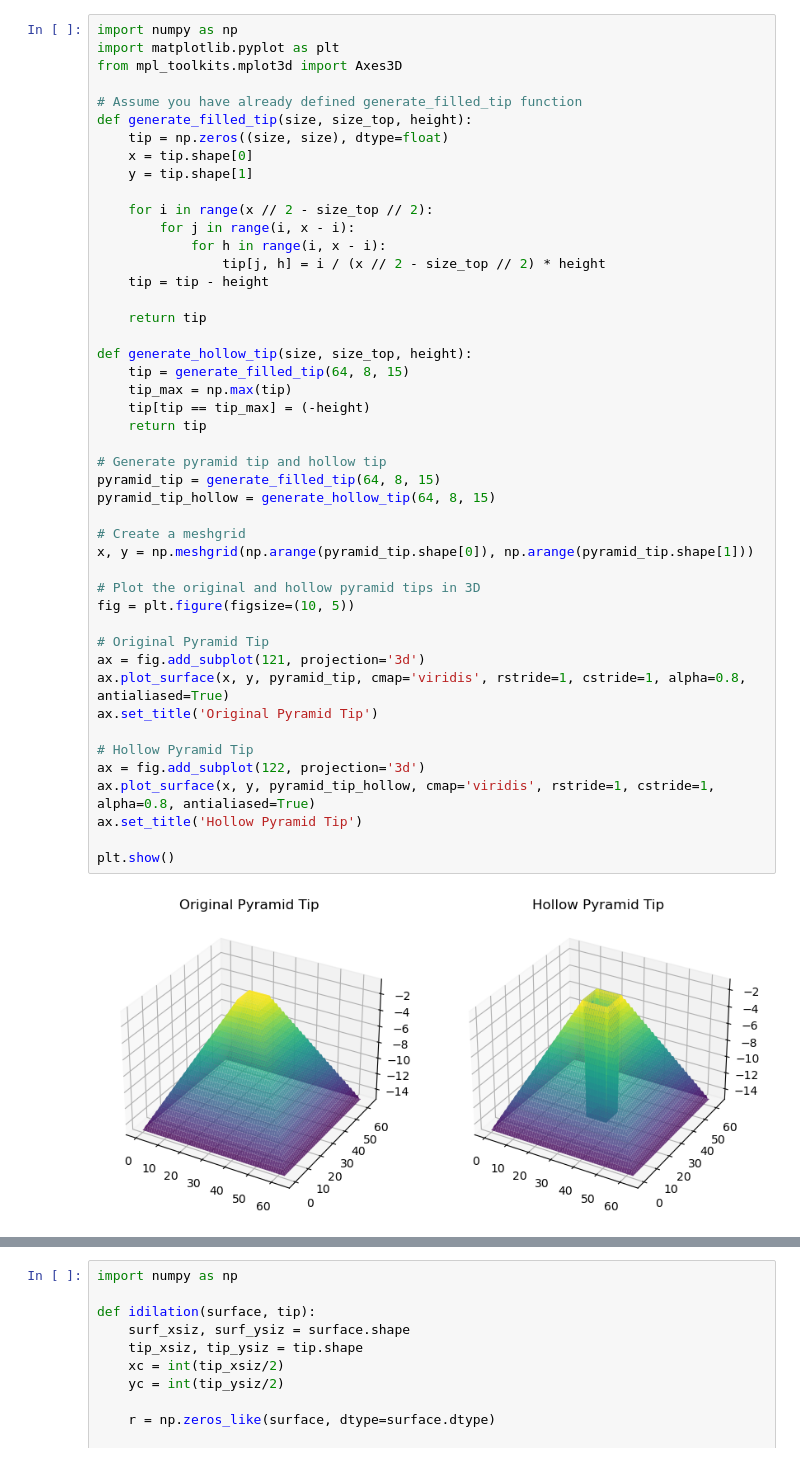
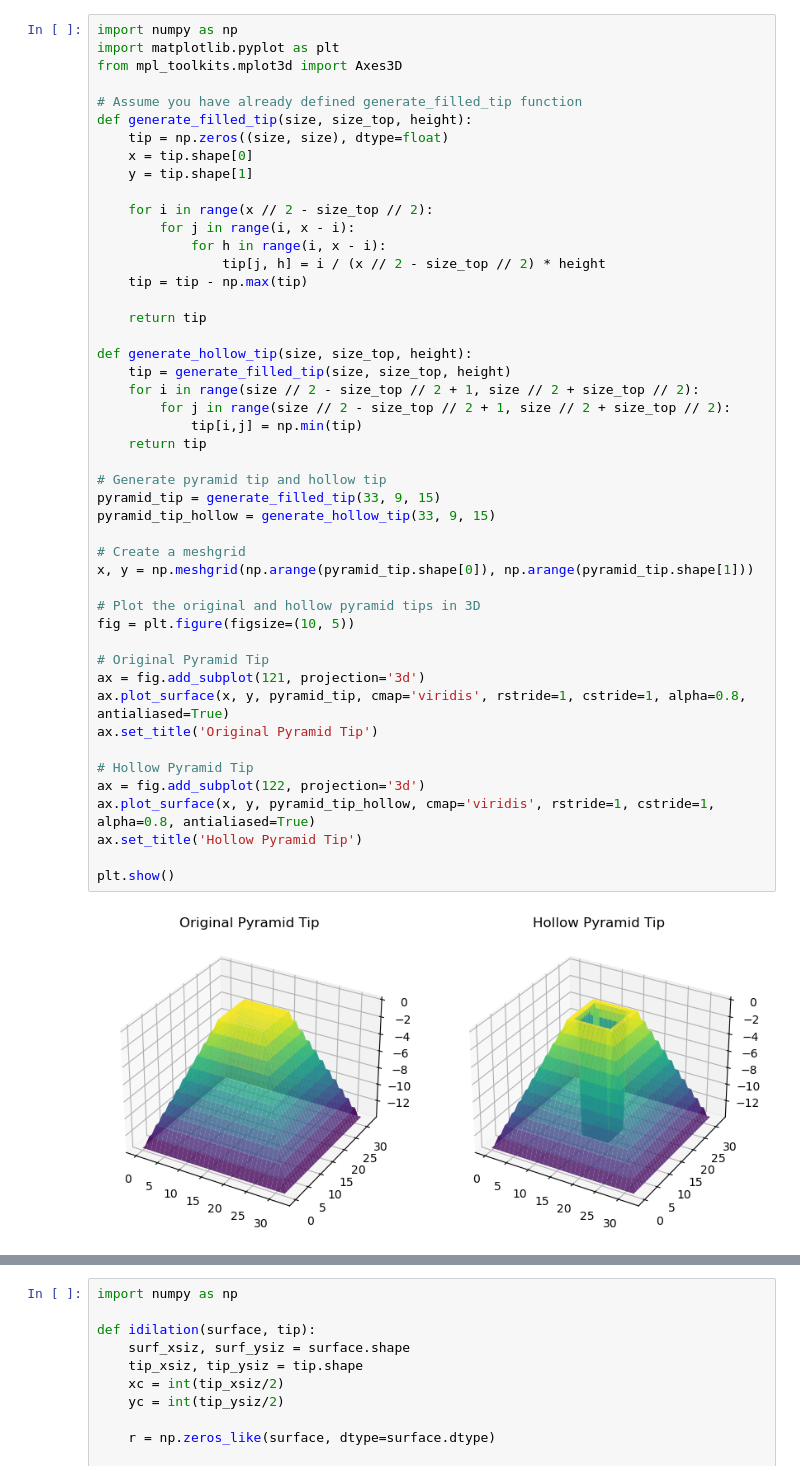
Before and after one commit to malekinho8/hollow-afm-deconvolution, a Jupyter notebook: 2D_dilation_erosion.ipynb, the cells around one changed output, grey strips where cells are left out. Drawn from its saved outputs; the diff is of its cells as text.

```diff
--- a/2D_dilation_erosion.ipynb
+++ b/2D_dilation_erosion.ipynb
@@ -12,40 +12,41 @@ def generate_filled_tip(size, size_top, height):
     for i in range(x // 2 - size_top // 2):
         for j in range(i, x - i):
             for h in range(i, x - i):
                 tip[j, h] = i / (x // 2 - size_top // 2) * height
-    tip = tip - height
+    tip = tip - np.max(tip)
 
     return tip
 
 def generate_hollow_tip(size, size_top, height):
-    tip = generate_filled_tip(64, 8, 15)
-    tip_max = np.max(tip)
-    tip[tip == tip_max] = (-height)
+    tip = generate_filled_tip(size, size_top, height)
+    for i in range(size // 2 - size_top // 2 + 1, size // 2 + size_top // 2):
+        for j in range(size // 2 - size_top // 2 + 1, size // 2 + size_top // 2):
+            tip[i,j] = np.min(tip)
     return tip
 
 # Generate pyramid tip and hollow tip
-pyramid_tip = generate_filled_tip(64, 8, 15)
-pyramid_tip_hollow = generate_hollow_tip(64, 8, 15)
+pyramid_tip = generate_filled_tip(33, 9, 15)
+pyramid_tip_hollow = generate_hollow_tip(33, 9, 15)
 
 # Create a meshgrid
 x, y = np.meshgrid(np.arange(pyramid_tip.shape[0]), np.arange(pyramid_tip.shape[1]))
 
 # Plot the original and hollow pyramid tips in 3D
 fig = plt.figure(figsize=(10, 5))
 
 # Original Pyramid Tip
 ax = fig.add_subplot(121, projection='3d')
 ax.plot_surface(x, y, pyramid_tip, cmap='viridis', rstride=1, cstride=1, alpha=0.8, antialiased=True)
 ax.set_title('Original Pyramid Tip')
 
 # Hollow Pyramid Tip
 ax = fig.add_subplot(122, projection='3d')
 ax.plot_surface(x, y, pyramid_tip_hollow, cmap='viridis', rstride=1, cstride=1, alpha=0.8, antialiased=True)
 ax.set_title('Hollow Pyramid Tip')
 
 plt.show()
 # %% [output]
-[figure, old version]
+[figure, new version]
 # %%
 def generate_periodic_square_surface(size, feature_size, height, T):
     surface = np.zeros((size, size), dtype=float)
```
Also changed, not shown: parts of 6 cells of this notebook.
